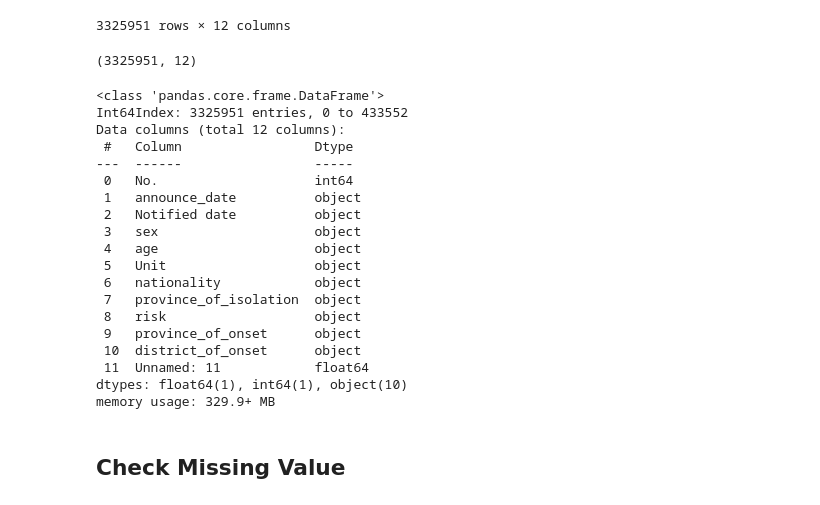
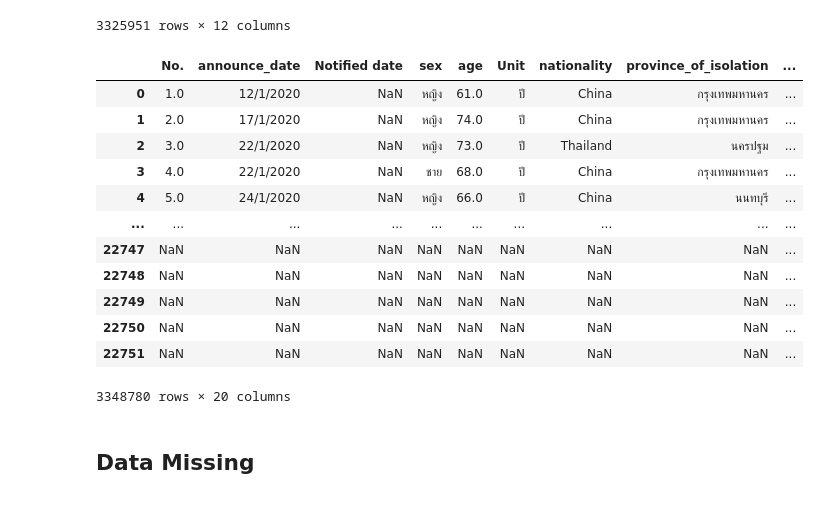
Before and after one commit to Khamsaen2489/data_viz_2022, a Jupyter notebook: Group_Project.ipynb, the cells around one changed output. Saved outputs shown, nothing was run; the diff lists cells and outputs as text; code cells hidden in the pictures.

```diff
--- a/Group_Project.ipynb
+++ b/Group_Project.ipynb
@@ -177,0 +315,9 @@ data_covidaaaa
+# %%
+data_region10 = { 'จังหวัด': ['เพชรบุรี', 'ประจวบคีรีขันธ์'],
+             'ภูมิศาสตร์': ['ตะวันตก','ตะวันตก'],
+             'การเมือง': ['กลาง','กลาง'],
+             'อุตุนิยมวิทยา': ['ใต้ฝั่งตะวันออก/ใต้ฝั่งอ่าวไทย','ใต้ฝั่งตะวันออก/ใต้ฝั่งอ่าวไทย'],
+             'การท่องเที่ยว': ['กลาง','กลาง']
+}
+df_region10 = pd.DataFrame.from_dict(data_region10)
+df_region10
@@ -177,0 +328,9 @@ data_covidaaaa
+# %%
+data_region11 = { 'จังหวัด': ['ชุมพร', 'นครศรีธรรมราช','นราธิวาส', 'ปัตตานี', 'พัทลุง', 'สงขลา', 'สุราษฎร์ธานี', 'ยะลา'],
+             'ภูมิศาสตร์': ['ใต้', 'ใต้', 'ใต้', 'ใต้', 'ใต้', 'ใต้', 'ใต้', 'ใต้'],
+             'การเมือง': ['ใต้', 'ใต้', 'ใต้', 'ใต้', 'ใต้', 'ใต้', 'ใต้', 'ใต้'],
+             'อุตุนิยมวิทยา': ['ใต้ฝั่งตะวันออก/ใต้ฝั่งอ่าวไทย', 'ใต้ฝั่งตะวันออก/ใต้ฝั่งอ่าวไทย', 'ใต้ฝั่งตะวันออก/ใต้ฝั่งอ่าวไทย', 'ใต้ฝั่งตะวันออก/ใต้ฝั่งอ่าวไทย', 'ใต้ฝั่งตะวันออก/ใต้ฝั่งอ่าวไทย', 'ใต้ฝั่งตะวันออก/ใต้ฝั่งอ่าวไทย', 'ใต้ฝั่งตะวันออก/ใต้ฝั่งอ่าวไทย', 'ใต้ฝั่งตะวันออก/ใต้ฝั่งอ่าวไทย'],
+             'การท่องเที่ยว': ['ใต้', 'ใต้', 'ใต้', 'ใต้', 'ใต้', 'ใต้', 'ใต้', 'ใต้']
+}
+df_region11 = pd.DataFrame.from_dict(data_region11)
+df_region11
@@ -177,0 +347,9 @@ data_covidaaaa
+# %%
+data_region12 = { 'จังหวัด': ['กระบี่', 'พังงา', 'ภูเก็ต', 'ระนอง', 'สตูล', 'ตรัง'],
+             'ภูมิศาสตร์': ['ใต้', 'ใต้', 'ใต้', 'ใต้', 'ใต้', 'ใต้'],
+             'การเมือง': ['ใต้', 'ใต้', 'ใต้', 'ใต้', 'ใต้', 'ใต้'],
+             'อุตุนิยมวิทยา': ['ใต้ฝั่งตะวันตก/ใต้ฝั่งอันดามัน', 'ใต้ฝั่งตะวันตก/ใต้ฝั่งอันดามัน', 'ใต้ฝั่งตะวันตก/ใต้ฝั่งอันดามัน', 'ใต้ฝั่งตะวันตก/ใต้ฝั่งอันดามัน', 'ใต้ฝั่งตะวันตก/ใต้ฝั่งอันดามัน', 'ใต้ฝั่งตะวันตก/ใต้ฝั่งอันดามัน'],
+             'การท่องเที่ยว': ['ใต้', 'ใต้', 'ใต้', 'ใต้', 'ใต้', 'ใต้']
+}
+df_region12 = pd.DataFrame.from_dict(data_region12)
+df_region12
@@ -177,0 +366,4 @@ data_covidaaaa
+# %%
+df_region_new = pd.concat([df_region1, df_region2, df_region3, df_region4, df_region5, df_region6,
+                                df_region7, df_region8, df_region9, df_region10, df_region11, df_region12])
+df_region_new
@@ -194,31 +400,22 @@ data_covid_new
 | 433551 | 3303168 | 18/3/2022 | 17/3/2022 | หญิง | NaN | NaN | NaN | สงขลา | ... |
 | 433552 | 3303169 | 18/3/2022 | 17/3/2022 | หญิง | NaN | NaN | NaN | สงขลา | ... |
 3325951 rows × 12 columns
-# %%
-data_covid_new.shape
-# %% [output]
-(3325951, 12)
-# %%
-data_covid_new.info()
-# %% [output]
-<class 'pandas.core.frame.DataFrame'>
-Int64Index: 3325951 entries, 0 to 433552
-Data columns (total 12 columns):
- #   Column                 Dtype
----  ------                 -----
- 0   No.                    int64
- 1   announce_date          object
- 2   Notified date          object
- 3   sex                    object
- 4   age                    object
- 5   Unit                   object
- 6   nationality            object
- 7   province_of_isolation  object
- 8   risk                   object
- 9   province_of_onset      object
- 10  district_of_onset      object
- 11  Unnamed: 11            float64
-dtypes: float64(1), int64(1), object(10)
-memory usage: 329.9+ MB
+# %%
+df = pd.concat([data_covid_new,df_region_new,data_file_new])
+df
+# %% [output]
+|  | No. | announce_date | Notified date | sex | age | Unit | nationality | province_of_isolation | ... |
+| 0 | 1.0 | 12/1/2020 | NaN | หญิง | 61.0 | ปี | China | กรุงเทพมหานคร | ... |
+| 1 | 2.0 | 17/1/2020 | NaN | หญิง | 74.0 | ปี | China | กรุงเทพมหานคร | ... |
+| 2 | 3.0 | 22/1/2020 | NaN | หญิง | 73.0 | ปี | Thailand | นครปฐม | ... |
+| 3 | 4.0 | 22/1/2020 | NaN | ชาย | 68.0 | ปี | China | กรุงเทพมหานคร | ... |
+| 4 | 5.0 | 24/1/2020 | NaN | หญิง | 66.0 | ปี | China | นนทบุรี | ... |
+| ... | ... | ... | ... | ... | ... | ... | ... | ... | ... |
+| 22747 | NaN | NaN | NaN | NaN | NaN | NaN | NaN | NaN | ... |
+| 22748 | NaN | NaN | NaN | NaN | NaN | NaN | NaN | NaN | ... |
+| 22749 | NaN | NaN | NaN | NaN | NaN | NaN | NaN | NaN | ... |
+| 22750 | NaN | NaN | NaN | NaN | NaN | NaN | NaN | NaN | ... |
+| 22751 | NaN | NaN | NaN | NaN | NaN | NaN | NaN | NaN | ... |
+3348780 rows × 20 columns
 # %% [markdown]
-## Check Missing Value
+## Data Missing
```
Also changed, not shown: parts of 35 cells of this notebook.
